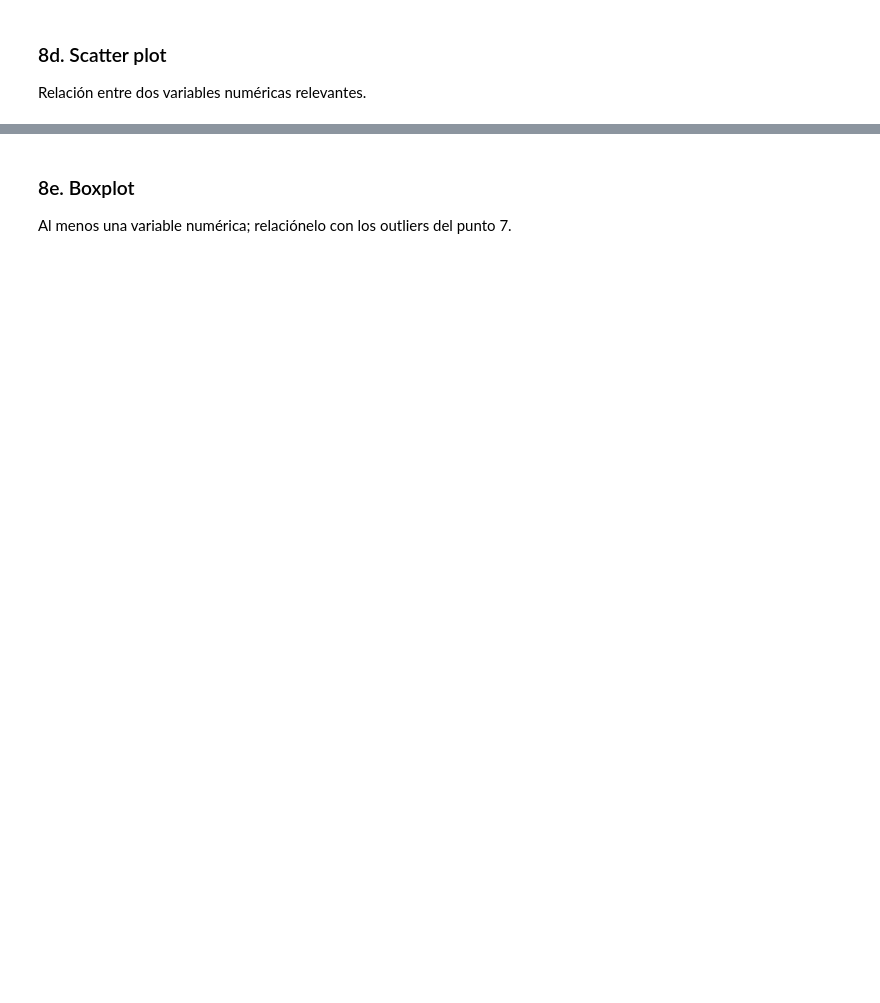
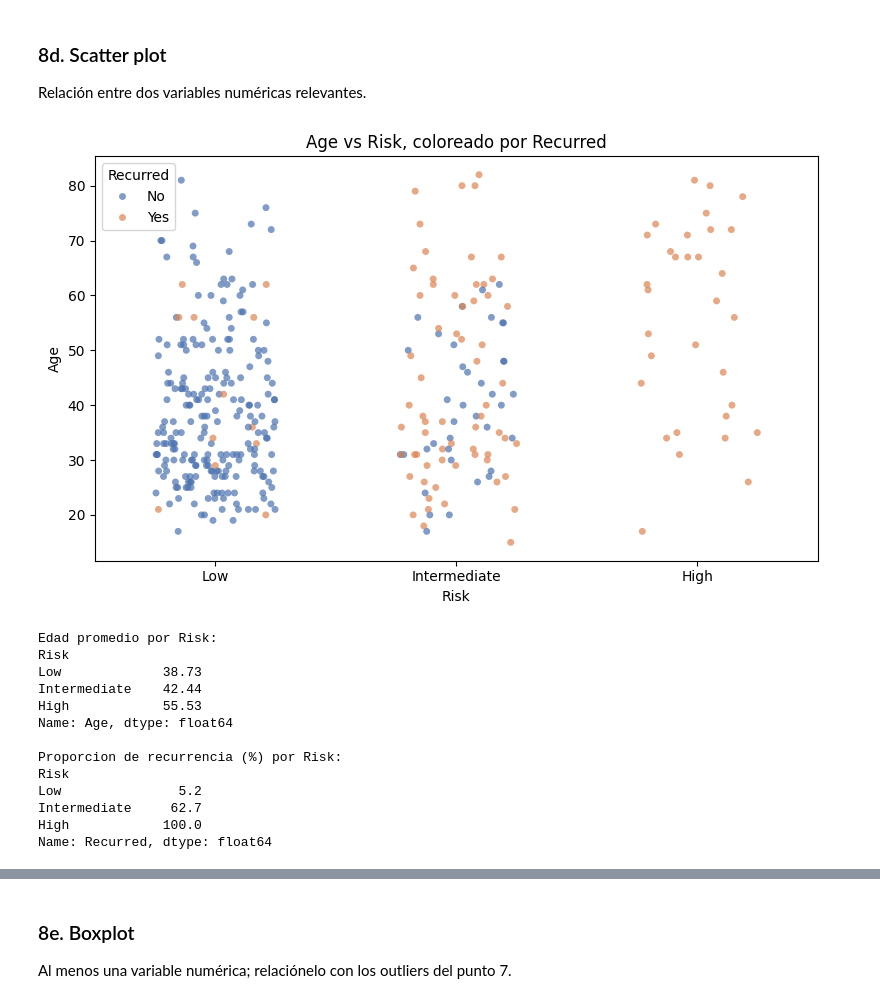
Before and after one commit to Jjes07/FundamentosML-Workshop2, a Jupyter notebook: Clasificación.ipynb, the cells around one changed output, grey strips where cells are left out. Cells and saved outputs as stored; diff of their text form; code cells hidden in the pictures; blank space fills up the shorter version.

```diff
--- a/Clasificación.ipynb
+++ b/Clasificación.ipynb
@@ -156,4 +507,39 @@ Distribución de una variable numérica relevante (considere el target).
 ### 8d. Scatter plot
 
 Relación entre dos variables numéricas relevantes.
+# %%
+# El dataset solo tiene una variable numerica (Age), asi que no es posible un scatter
+# clasico entre dos variables numericas continuas. Se adapta con un strip plot de
+# Age contra Risk (categorica ordinal), coloreado por Recurred.
+plt.figure(figsize=(8,5))
+orden_risk = ['Low', 'Intermediate', 'High']
+sns.stripplot(data=df, x='Risk', y='Age', hue='Recurred', order=orden_risk,
+              palette={'No': '#4C72B0', 'Yes': '#DD8452'}, jitter=0.25, alpha=0.7)
+plt.title('Age vs Risk, coloreado por Recurred')
+plt.xlabel('Risk')
+plt.ylabel('Age')
+plt.legend(title='Recurred')
+plt.tight_layout()
+plt.show()
+
+print('Edad promedio por Risk:')
+print(df.groupby('Risk')['Age'].mean().reindex(orden_risk).round(2))
+print()
+print('Proporcion de recurrencia (%) por Risk:')
+print(df.groupby('Risk')['Recurred'].apply(lambda s: (s == 'Yes').mean() * 100).reindex(orden_risk).round(1))
+# %% [output]
+[figure, added]
+Edad promedio por Risk:
+Risk
+Low             38.73
+Intermediate    42.44
+High            55.53
+Name: Age, dtype: float64
+
+Proporcion de recurrencia (%) por Risk:
+Risk
+Low               5.2
+Intermediate     62.7
+High            100.0
+Name: Recurred, dtype: float64
 # %% [markdown]
```
Also changed, not shown: parts of 61 cells of this notebook.
